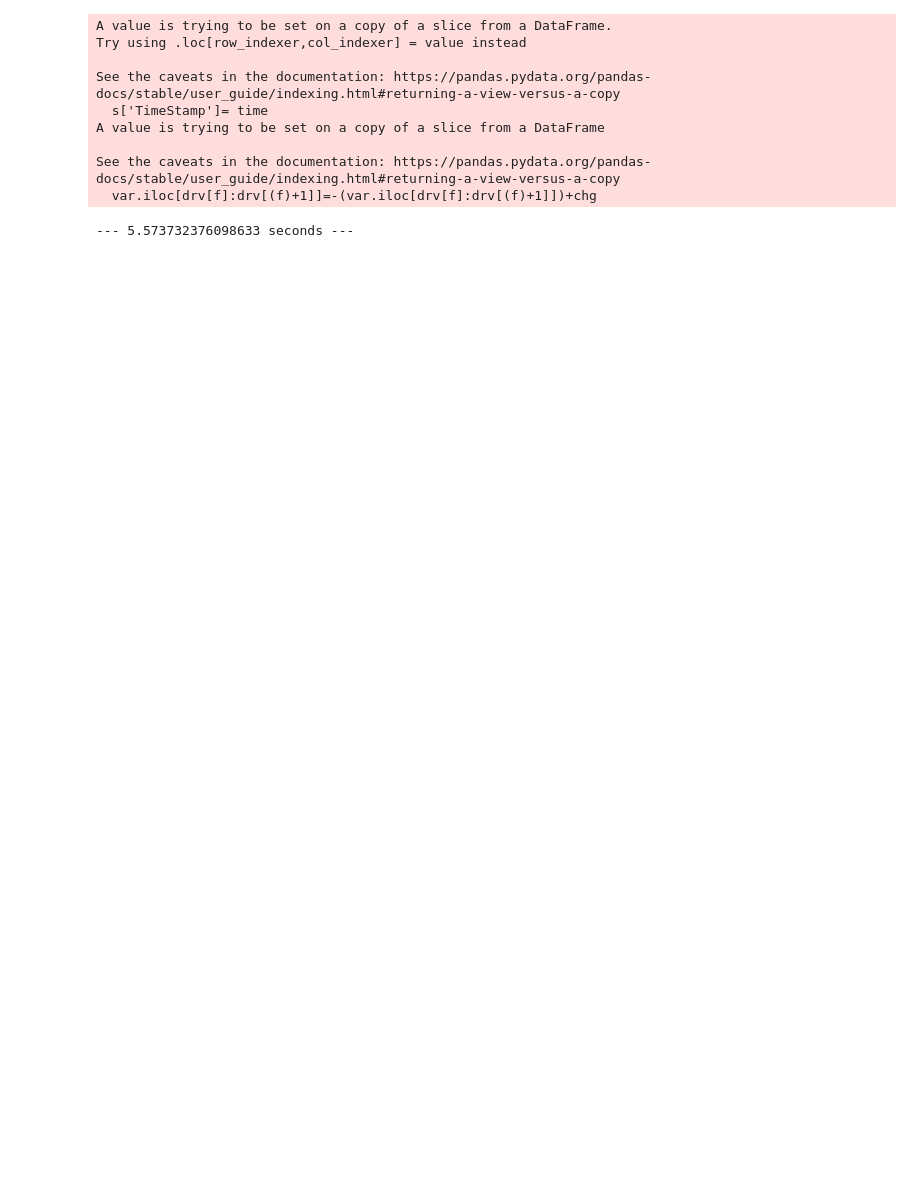
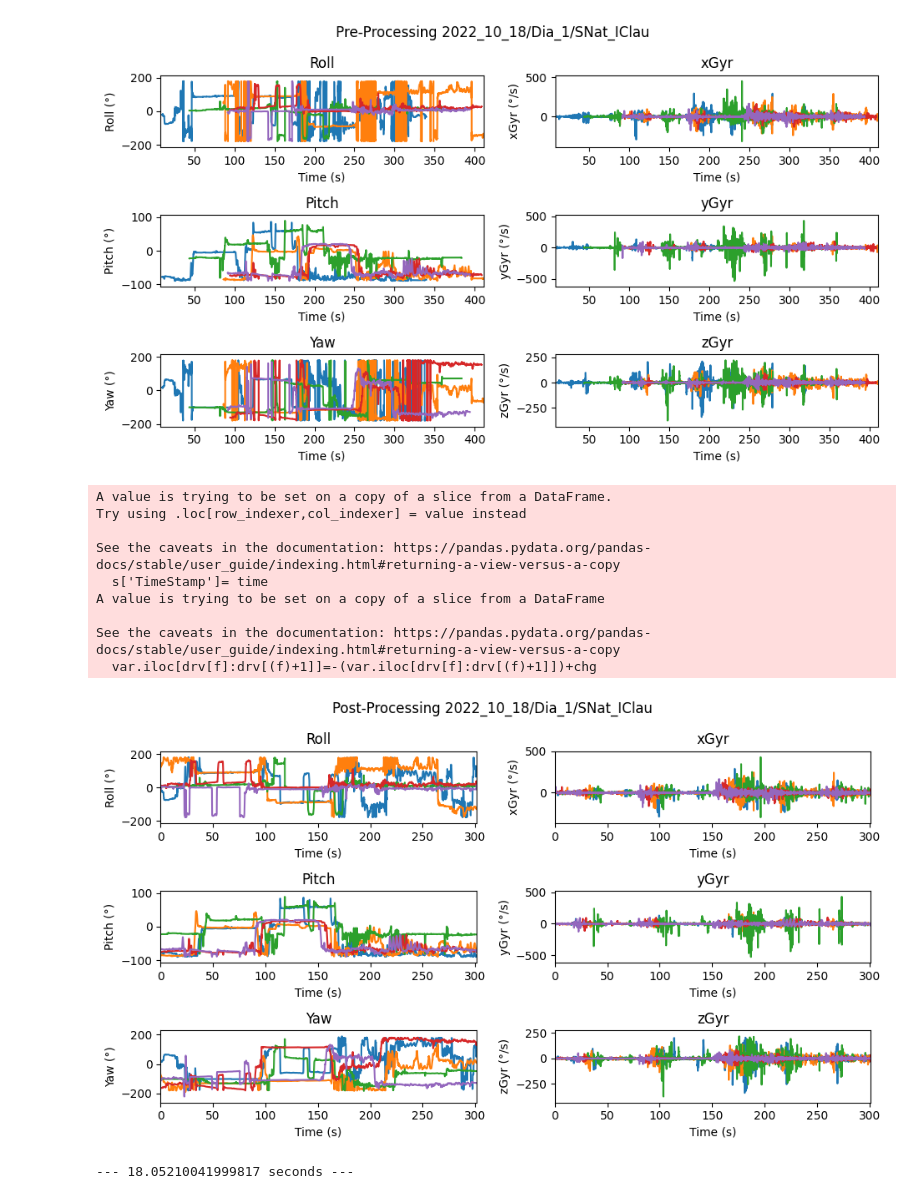
Before and after one commit to TEC-CIMB/SAM-Processing, a Jupyter notebook: Proyecto_SAM.ipynb, the cells around one changed output. Drawn from its saved outputs; the diff is of its cells as text; code cells hidden in the pictures; blank space fills up the shorter version.

```diff
--- a/Proyecto_SAM.ipynb
+++ b/Proyecto_SAM.ipynb
@@ -257,35 +257,37 @@ def angles_Ankle(ti,fo,leg):
 # %%
 start_time = time.time()
 #test= input('put the name test:')
-test= 'SClau_IJose' #'RotCad_p1'
-dir= "./"+test+'/' #"D:/_Proyecto-SAM/2022-02-01/"+test+'/'
+# 'RotCad_p1' 2022_10_18\Dia_1\SClau_IJose
+test = 'SNat_IClau'
+dir= "./2022_10_18/Dia_1/"+test+'/' #"D:/_Proyecto-SAM/2022-02-01/"+test+'/'
 # Load the data
 data= Load_Files(dir)
 
 # Plot the data
-#Plot_Data(data,test,'Pre-Processing')
+Plot_Data(data,test,'Pre-Processing')
 # Set Start to 0 Sensors(SAM).
 data= Set_Data(data)
 # Adjust angles range to a continous angles.
 data= Change_Range(data,150)
 # Oversample the data to 200 Hz.
 data= Resample(data,200)
 # Synchronize the data.
 data= Syncronize(data)
 # Resample the data to 50 Hz.
 data= Resample(data,50)
 # Make all the dataframes have the same size.
 data= Same_size(data)
 # Plot the data
-#Plot_Data(data,test,'Post-Processing')
+Plot_Data(data,test,'Post-Processing')
 
 # Find Angles
 ang_hip= angles_Hip(data['SENSOR11'],data['SENSOR07'],'r')
 ang_knee= angles_Knee(data['SENSOR07'],data['SENSOR06'],'r')
 ang_ankle= angles_Ankle(data['SENSOR06'],data['SENSOR08'],'r')
 
 print("--- %s seconds ---" % (time.time() - start_time))
 # %% [output]
+[figure, added]
 A value is trying to be set on a copy of a slice from a DataFrame.
 Try using .loc[row_indexer,col_indexer] = value instead
 
@@ -295,4 +297,5 @@ A value is trying to be set on a copy of a slice from a DataFrame
 
 See the caveats in the documentation: https://pandas.pydata.org/pandas-docs/stable/user_guide/indexing.html#returning-a-view-versus-a-copy
   var.iloc[drv[f]:drv[(f)+1]]=-(var.iloc[drv[f]:drv[(f)+1]])+chg
+[figure, added]
---- 5.573732376098633 seconds ---
+--- 18.05210041999817 seconds ---
```
